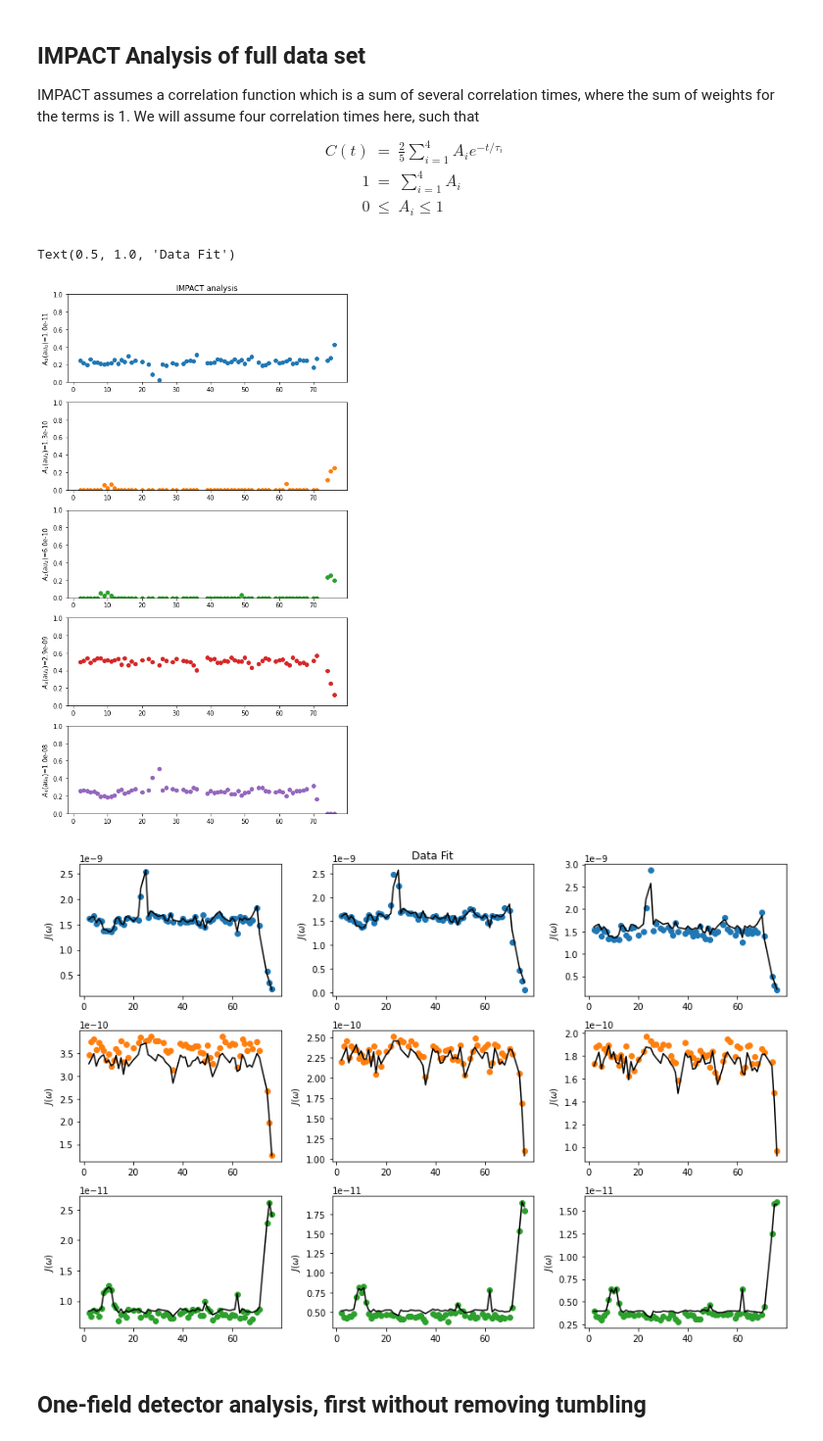
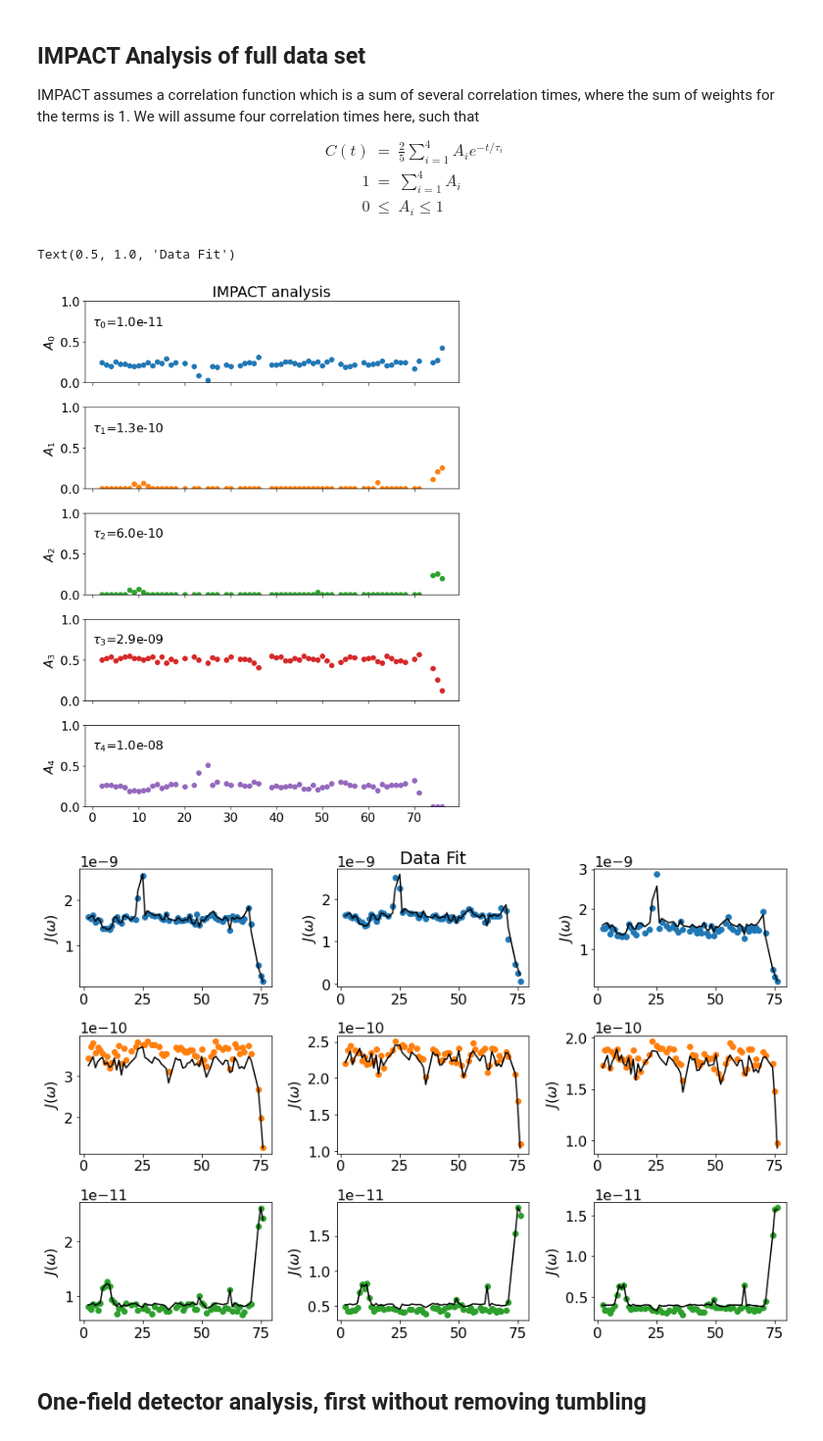
Before and after one commit to alsinmr/ConferenceExamples, a Jupyter notebook: Windischleuba2023/ComparingAnalyses.ipynb, the cells around one changed output. Shown: that part at 98% size. Cells and saved outputs as stored; diff of their text form; code cells hidden in the pictures.

```diff
--- a/Windischleuba2023/ComparingAnalyses.ipynb
+++ b/Windischleuba2023/ComparingAnalyses.ipynb
@@ -43,6 +43,9 @@ import matplotlib.pyplot as plt
 from scipy.optimize import lsq_linear as lstsq
 
 pyDR.Defaults['zrange']=[-13,-6,200]
+
+import matplotlib
+matplotlib.rcParams.update({'font.size': 16})
 # %%
 #Load the data
 data=pyDR.IO.readNMR('ubi_soln.txt')
@@ -100,11 +119,9 @@ print(f'From the rotational correlation time, 4.84e-9 s, we estimate J(0) should
 From the rotational correlation time, 4.84e-9 s, we estimate J(0) should be slightly less than 1.936e-09 s
 # %%
 fig,ax=plt.subplots(3,3)
-fig.set_size_inches([14,8])
+fig.set_size_inches([14,10])
 
 titles=(r'$J(0)$',r'$J(\omega_{N})$',r'$J(0.870*\omega_{H})$')
-
-cm=plt.get_cmap('tab10')  #Color map (use for selecting colors)
 
 delta=22954*2*np.pi/2  #rad/s
 Del_sig=172   #ppm
@@ -122,11 +139,13 @@ for v0H,d,a in zip(v0H0,[data600,data800,data950],ax.T):
     JomegaI.append((d.R[:,0]-1.249*d.R[:,1])/(3*dd**2/4+c**2))
     Jp87omegaS.append(4*d.R[:,1]/(5*dd**2))
 
-    for k,(J,title) in enumerate(zip([J0[-1],JomegaI[-1],Jp87omegaS[-1]],titles)):
-        a[k].scatter(d.label,J,color=cm(k))
-        a[k].set_title(title+r', $\nu_0(^1H)$'+f' = {v0H} MHz')
-    a[0].set_ylim([0,2.8e-9])
-    a[1].set_ylim([0,9e-10])
-    a[2].set_ylim([0,1.2e-10])
+    for k,(J,title) in enumerate(zip([Jp87omegaS[-1],JomegaI[-1],J0[-1]],titles[::-1])):
+        a[k].scatter(d.label,J*1e9,color=cm(k))
+        a[k].set_ylabel(title+' / 1e-9 s')
+        if a[k].is_first_row():
+            a[k].set_title(r'$\nu_0(^1H)$'+f' = {v0H} MHz')
+    a[0].set_ylim([0,.03])
+    a[1].set_ylim([0,.5])
+    a[2].set_ylim([0,3])
 fig.tight_layout()
 # %% [output]
@@ -153,7 +172,7 @@ We'll use the results from the SDM, rather than trying to do the fits directly f
 We know from previously published results (Charlier et al.) that the rotational correlation time, $\tau_M$, is 4.84 ns
 # %%
 fig,ax=plt.subplots(3,3)
-fig.set_size_inches([14,8])
+fig.set_size_inches([14,10])
 
 tM=4.84e-9  #Rotation diffusion correlation time / s
 
@@ -178,6 +197,8 @@ for v0H,J00,JomegaI0,Jp87omegaS0,a in zip(v0H0,J0,JomegaI,Jp87omegaS,ax.T):
 
     for k,(A,title) in enumerate(zip(A0,titles)):
         a[k].scatter(d.label,A,color=cm(k))
-        a[k].set_title(title+r', $\nu_0(^1H)$'+f' = {v0H} MHz')
+        a[k].set_ylabel(title)
+        if a[k].is_first_row():
+            a[k].set_title(r'$\nu_0(^1H)$'+f' = {v0H} MHz')
 fig.tight_layout()
 # %% [output]
@@ -204,37 +225,40 @@ q=10
 M=np.zeros([10,len(tau)])
 for k,tau0 in enumerate(tau):
     M[:-1,k]=2/5*tau0/(1+(omega*tau0)**2)/norm
     M[-1,k]=q  #We'll use this position to enforce the sum of the Ai to 1
 
 A=np.zeros([len(tau),J.shape[1]])
 Jc=np.zeros(J.shape)
 for k,X in enumerate(J.T):
     target=np.array([*(X/norm),q])
     out=lstsq(M,target,bounds=(0,1))
     A[:,k]=out['x']
     Jc[:,k]=(M@A[:,k])[:-1]*norm
 
 fig,ax=plt.subplots(len(tau),1)
-fig.set_size_inches([7,12])
+fig.set_size_inches([8,10])
 for k,(a,A0) in enumerate(zip(ax,A)):
     a.scatter(data.label,A0,color=cm(k))
     a.set_ylim([0,1])
-    a.set_ylabel(r'$A_{'+str(k)+'} (\tau_{'+str(k)+'})$'+f'={tau[k]:.1e}')
+    a.set_ylabel(r'$A_{'+str(k)+r'}$')
+    a.text(0,.7,r'$\tau_{'+str(k)+'}$'+f'={tau[k]:.1e}')
+    if not(a.is_last_row()):
+        a.set_xticklabels('')
 fig.tight_layout()
 ax[0].set_title('IMPACT analysis')
 
 fig,ax=plt.subplots(3,3)
 fig.set_size_inches([12,8])
 for k,(a,X,Xc) in enumerate(zip(ax.flatten(),J,Jc)):
     a.scatter(data.label,X,color=cm(k//3))
     a.plot(data.label,Xc,color='black')
     a.set_ylabel(r'$J(\omega)$')
 fig.tight_layout()
 ax[0,1].set_title('Data Fit')
 # %% [output]
 Text(0.5, 1.0, 'Data Fit')
-[figure, old version]
+[figure, new version]
-[figure, old version]
+[figure, new version]
 # %% [markdown]
 ## One-field detector analysis, first without removing tumbling
 # %%
```
Also changed, not shown: parts of 10 cells of this notebook, 3 other files.
